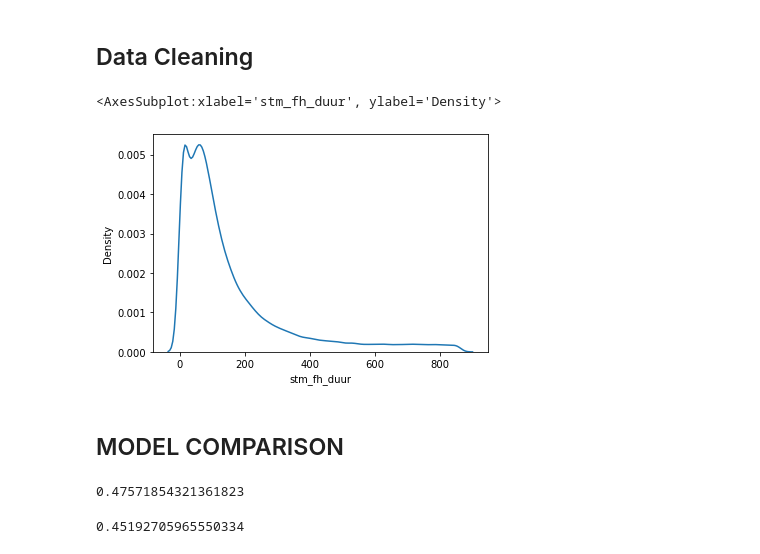
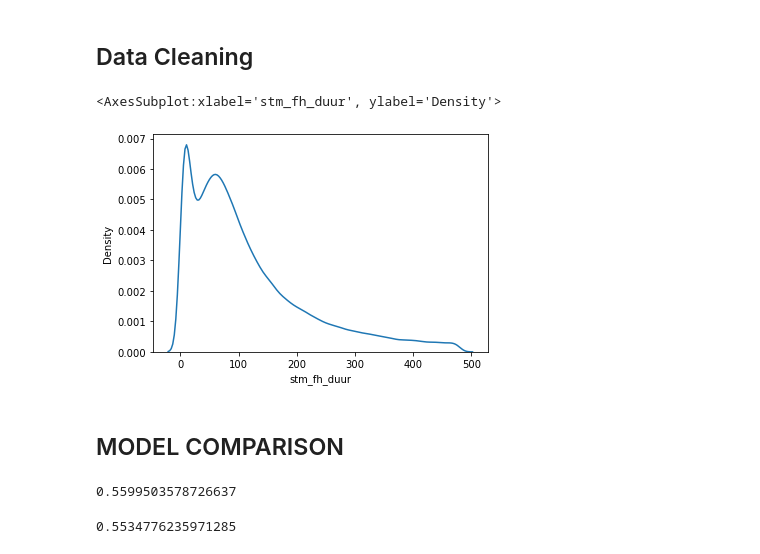
Before and after one commit to Verrem98/Prorail_project, a Jupyter notebook: base_model.ipynb, the cells around one changed output. Saved outputs shown, nothing was run; the diff lists cells and outputs as text; code cells hidden in the pictures.

```diff
--- a/base_model.ipynb
+++ b/base_model.ipynb
@@ -66,9 +66,19 @@ df = df.join(pd.get_dummies(df.seizoen_melding))
 o_df = pd.read_csv('Oorzaakcodes.csv', sep = ';')
 o_df = o_df.rename(columns={'Code': 'stm_oorz_code'})
 df = df.merge(o_df, on = 'stm_oorz_code', how = 'outer')
+
+
+
+# maak target var bins zodat we classification kunnen gebruiken
+error_margin  = 10
+bins = [x for x in range(0,900,error_margin)]
+labels = [x for x in range(1,len(bins))]
+df['duration_bin'] = pd.cut(df['stm_fh_duur'], bins = bins, labels=labels)
+
+
+# we willen alleen durations die niet gelijk zijn aan 0 en kleiner zijn dan 8 uur
+df = df[(df.stm_fh_duur != 0) & (df.duration_bin <= 48)]
 # %%
 pd.set_option('display.max_rows', None)
 # %%
 pd.set_option('display.max_columns', None)
-# %%
-df.drop(df[df.stm_fh_duur == 0].index, inplace=True)
@@ -77,5 +85,5 @@ new_df_copy = column_outlier('a', df.copy(), ['stm_fh_duur'])
 # %%
-sns.kdeplot(new_df_copy.stm_fh_duur)
+sns.kdeplot(df.stm_fh_duur)
 # %% [output]
 <AxesSubplot:xlabel='stm_fh_duur', ylabel='Density'>
-[figure, old version]
+[figure, new version]
@@ -97,23 +97,27 @@ df_co = df_co[['Oorzaak','stm_equipm_nr_mld', 'stm_prioriteit', 'stm_km_tot_mld'
 # %%
 # svm, random forests en gaussion process classifier duren veels te lang op deze dataset
-X = df_co[['stm_equipm_nr_mld', 'stm_prioriteit', 'stm_km_tot_mld', 'stm_km_van_mld', 'stm_rapportage_jaar','spring', 'summer','autumn','winter']]
-y = df_co.duration_bin
-X = X.join(pd.get_dummies(df.stm_oorz_code)).dropna()
-X = X.join(pd.get_dummies(df.stm_equipm_soort_mld)).dropna()
+
+dt_df = df_co.copy()[['duration_bin', 'stm_equipm_nr_mld','stm_reactie_duur', 'stm_prioriteit', 'stm_km_tot_mld', 'stm_km_van_mld','spring', 'summer','autumn','winter']].dropna()
+
+X = dt_df.drop(columns = ['duration_bin'])
+y = dt_df['duration_bin']
 
 
 X_train_dt, X_test_dt, y_train_dt, y_test_dt = train_test_split(X, y, test_size=0.2)
 
-clf = DecisionTreeClassifier(random_state=0).fit(X_train_dt, y_train_dt)
+#c = GridSearchCV(DecisionTreeClassifier(), {'max_depth' : [i for i in range(1,200)]})
+#clf = c.fit(X_train_dt, y_train_dt)
 
+clf = DecisionTreeClassifier(max_depth = 84, random_state = 0).fit(X_train_dt, y_train_dt)
 y_pred_dt = clf.predict(X_test_dt)
 
 accuracy_score(y_test_dt,y_pred_dt)
 # %% [output]
-0.47571854321361823
+0.5599503578726637
 # %%
-X = df_co[['stm_equipm_nr_mld', 'stm_prioriteit', 'stm_km_tot_mld', 'stm_rapportage_jaar','spring', 'summer','autumn','winter']]
-y = df_co.duration_bin
+kn_df = df[['duration_bin','stm_equipm_nr_mld','stm_reactie_duur', 'stm_prioriteit', 'stm_km_tot_mld', 'stm_rapportage_jaar','spring', 'summer','autumn','winter']].dropna()
+X = kn_df.drop(columns = ['duration_bin'])
+y = kn_df.duration_bin
 
 X_train_kn, X_test_kn, y_train_kn, y_test_kn = train_test_split(X, y, test_size=0.2)
 
@@ -122,4 +126,4 @@ clf2 = KNeighborsClassifier(n_neighbors = 1).fit(X_train_kn, y_train_kn)
 y_pred_kn = clf2.predict(X_test_kn)
 accuracy_score(y_test_kn,y_pred_kn)
 # %% [output]
-0.45192705965550334
+0.5534776235971285
```
Also changed, not shown: parts of 19 cells of this notebook.
